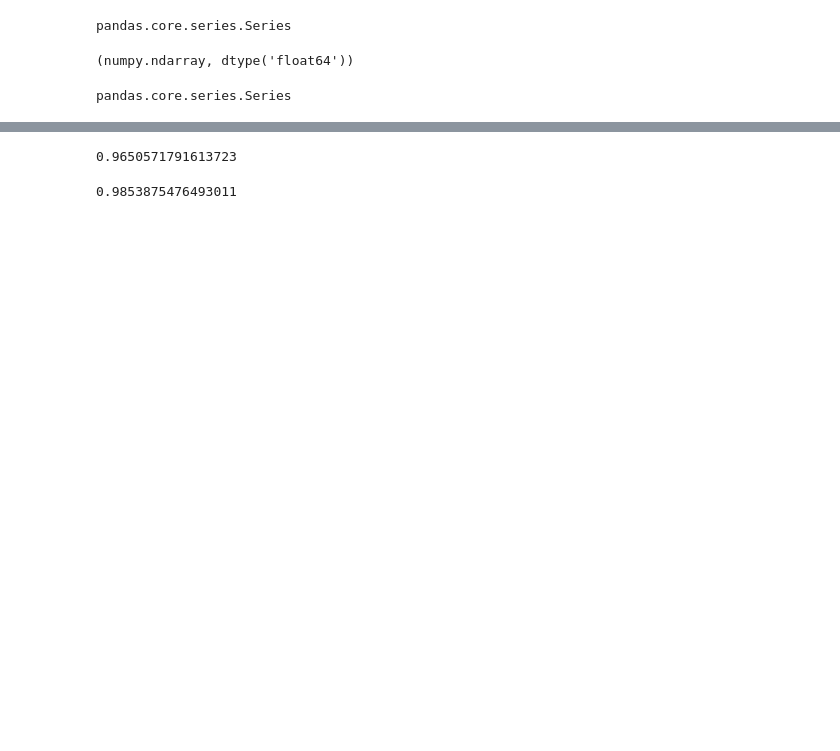
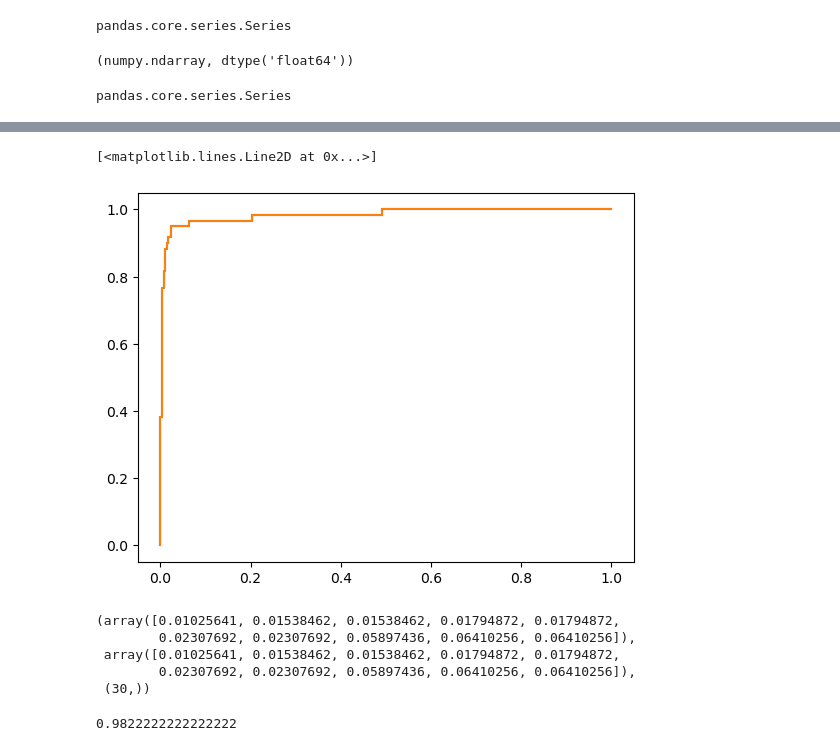
Before and after one commit to wltrimbl/uchicago-data221, a Jupyter notebook: notebooks/SPAM-word2vec.ipynb, the cells around one changed output, grey strips where cells are left out. Cells and saved outputs as stored; diff of their text form; code cells hidden in the pictures; blank space fills up the shorter version.

```diff
--- a/notebooks/SPAM-word2vec.ipynb
+++ b/notebooks/SPAM-word2vec.ipynb
@@ -360,3 +382,3 @@ AttributeError: 'Series' object has no attribute 'as_numeric'
 # %%
-model = LogisticRegressionCV().fit(X, Y.to_numpy())
+model2 = LogisticRegressionCV(max_iter=500).fit(X, Y)
 # %% [output]
@@ -370,7 +406,20 @@ goodmodel = LogisticRegression().fit(Xtrain, Ytrain*1.0)
-# %%
-goodmodel.score(Xtest, Ytest)
-# %% [output]
-0.9650571791613723
+# %%
+yscores_embeddingCV = model2.predict_proba(XTEST)[:,1]
+fpr2, tpr2, thresholds2 = roc_curve ( Ytest.values, yscores_embeddingCV)
+# %%
+plt.plot(fpr, tpr, label="Logistic (C=1)/ embeddings")
+plt.plot(fpr2, tpr2, label="Logistic CV/embeddings")
+# %% [output]
+[<matplotlib.lines.Line2D at 0x...>]
+[figure, added]
+# %%
+fpr[10:20], fpr2[10:20], fpr.shape
+# %% [output]
+(array([0.01025641, 0.01538462, 0.01538462, 0.01794872, 0.01794872,
+        0.02307692, 0.02307692, 0.05897436, 0.06410256, 0.06410256]),
+ array([0.01025641, 0.01538462, 0.01538462, 0.01794872, 0.01794872,
+        0.02307692, 0.02307692, 0.05897436, 0.06410256, 0.06410256]),
+ (30,))
 # %%
 from sklearn.svm import SVC
 # %%
@@ -378,4 +427,4 @@ svc = SVC().fit(Xtrain, Ytrain)
 # %%
-svc.score(Xtest, Ytest)
+svc.score(XTEST, Ytest)
 # %% [output]
-0.9853875476493011
+0.9822222222222222
```
Also changed, not shown: parts of 50 cells of this notebook, 2 other files.
